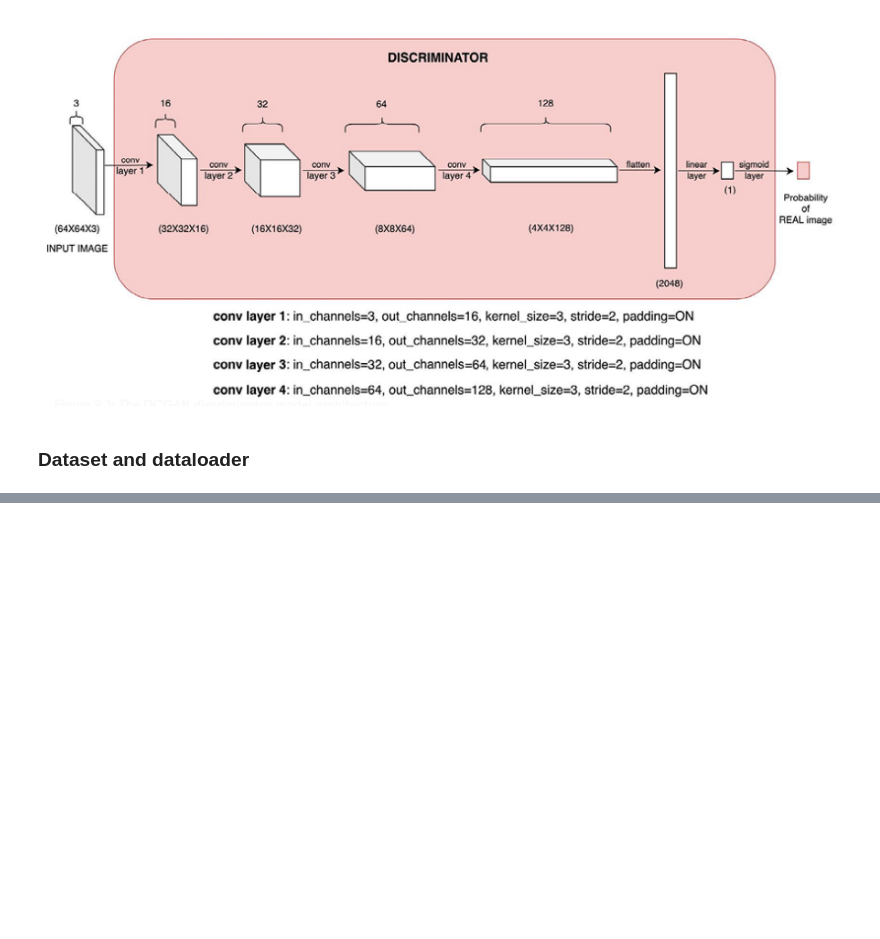
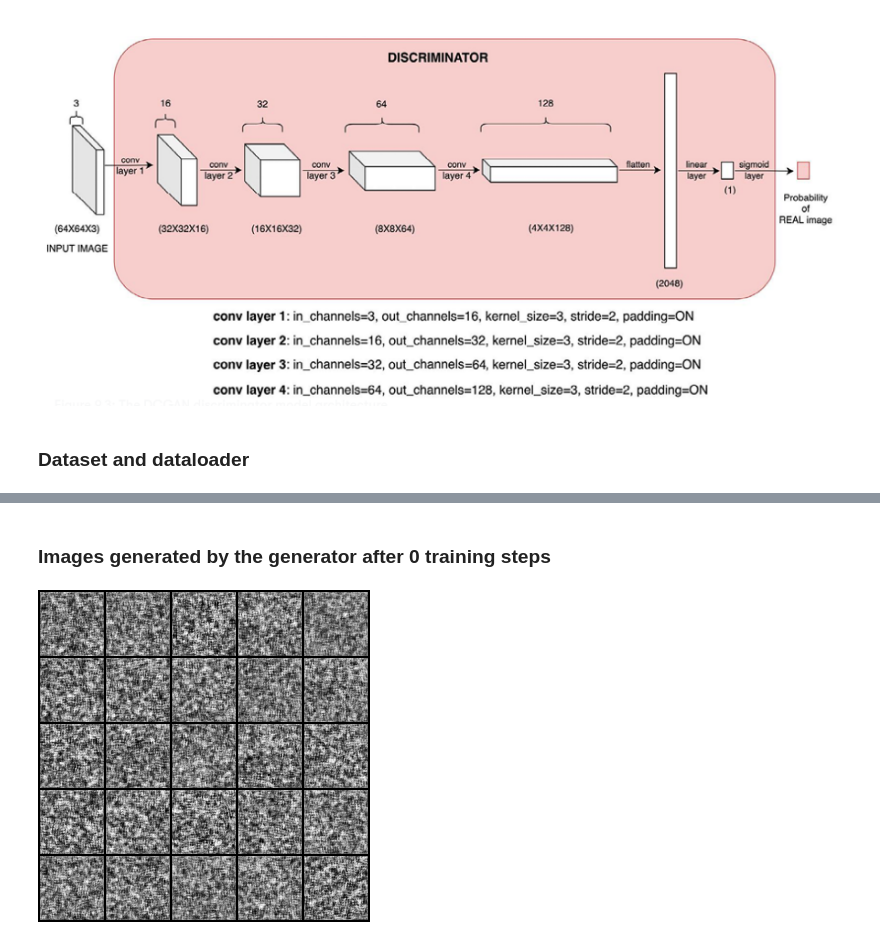
Before and after one commit to skjdaniel/mastering-pytorch, a Jupyter notebook: dcgan-mnist.ipynb, the cells around one changed output, grey strips where cells are left out. Cells and saved outputs as stored; diff of their text form; code cells hidden in the pictures; blank space fills up the shorter version.

```diff
--- a/dcgan-mnist.ipynb
+++ b/dcgan-mnist.ipynb
@@ -214,0 +194,6 @@ def train_dcgan(epochs=10):
+# %% [markdown]
+### Images generated by the generator after 0 training steps
+# %%
+Image('images/gen_mnist_0_0.png')
+# %% [output]
+[figure, added]
```
Also changed, not shown: parts of 17 cells of this notebook, 3 other files.
